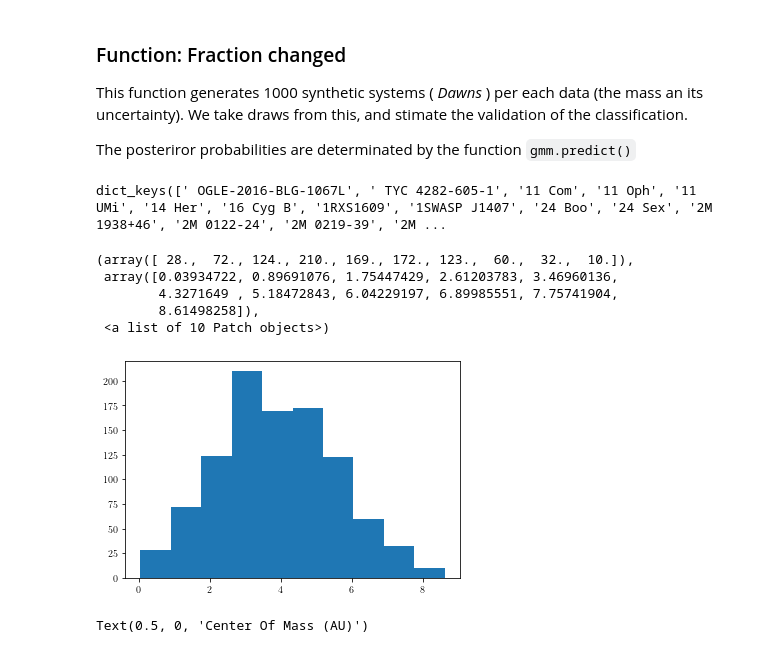
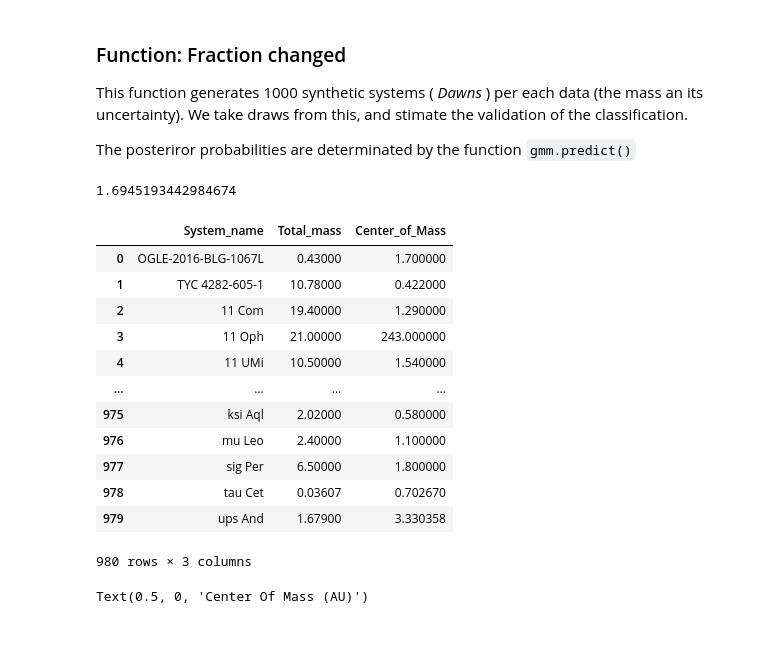
Before and after one commit to fjbautistas/Mixture_Gaussian_CM_of_Planets, a Jupyter notebook: Clasification.ipynb, the cells around one changed output. Drawn from its saved outputs; the diff is of its cells as text; code cells hidden in the pictures.

Commit message:
the draws for each systems are generated

```diff
--- a/Clasification.ipynb
+++ b/Clasification.ipynb
@@ -45,7 +45,7 @@ data_ep = pd.read_csv('data/exoplanet.eu_catalog.csv',
 
 # It replaces the inf values:
 data_ep = data_ep.replace([np.inf, -np.inf], np.nan)
-
+data_ep = data_ep.replace([0], np.nan)
 # Total of NaN values:
 print("Total of NaN values = "+str(data_ep.isnull().sum().sum()))
 
@@ -281,9 +280,4 @@ class clustering:
 
         print('Ideal number of clusters, BIC = '+str(self.bic.index(min(self.bic))+1))
         print('Ideal number of clusters, AIC = '+str(self.aic.index(min(self.aic))+1))
-# %%
-A = dataa.groupby("star_name")
-A.groups.keys()
-# %% [output]
-dict_keys([' OGLE-2016-BLG-1067L', ' TYC 4282-605-1', '11 Com', '11 Oph', '11 UMi', '14 Her', '16 Cyg B', '1RXS1609', '1SWASP J1407', '24 Boo', '24 Sex', '2M  1938+46', '2M 0122-24', '2M 0219-39', '2M ...
 # %%
@@ -318,9 +322,0 @@ DrawsAA+=Mass_Axe/Mass_System
-# %%
-plt.hist(DrawsAA)
-# %% [output]
-(array([ 28.,  72., 124., 210., 169., 172., 123.,  60.,  32.,  10.]),
- array([0.03934722, 0.89691076, 1.75447429, 2.61203783, 3.46960136,
-        4.3271649 , 5.18472843, 6.04229197, 6.89985551, 7.75741904,
-        8.61498258]),
- <a list of 10 Patch objects>)
-[figure, removed]
@@ -353,0 +323,21 @@ def fraction_changed(data, dawns):
+# %%
+Draws[0].mean()
+# %% [output]
+1.6945193442984674
+# %%
+mm = clustering(data)
+mm.CoM()
+# %% [output]
+|  | System_name | Total_mass | Center_of_Mass |
+| 0 | OGLE-2016-BLG-1067L | 0.43000 | 1.700000 |
+| 1 | TYC 4282-605-1 | 10.78000 | 0.422000 |
+| 2 | 11 Com | 19.40000 | 1.290000 |
+| 3 | 11 Oph | 21.00000 | 243.000000 |
+| 4 | 11 UMi | 10.50000 | 1.540000 |
+| ... | ... | ... | ... |
+| 975 | ksi Aql | 2.02000 | 0.580000 |
+| 976 | mu Leo | 2.40000 | 1.100000 |
+| 977 | sig Per | 6.50000 | 1.800000 |
+| 978 | tau Cet | 0.03607 | 0.702670 |
+| 979 | ups And | 1.67900 | 3.330358 |
+980 rows × 3 columns
```
Also changed, not shown: parts of 47 cells of this notebook.
